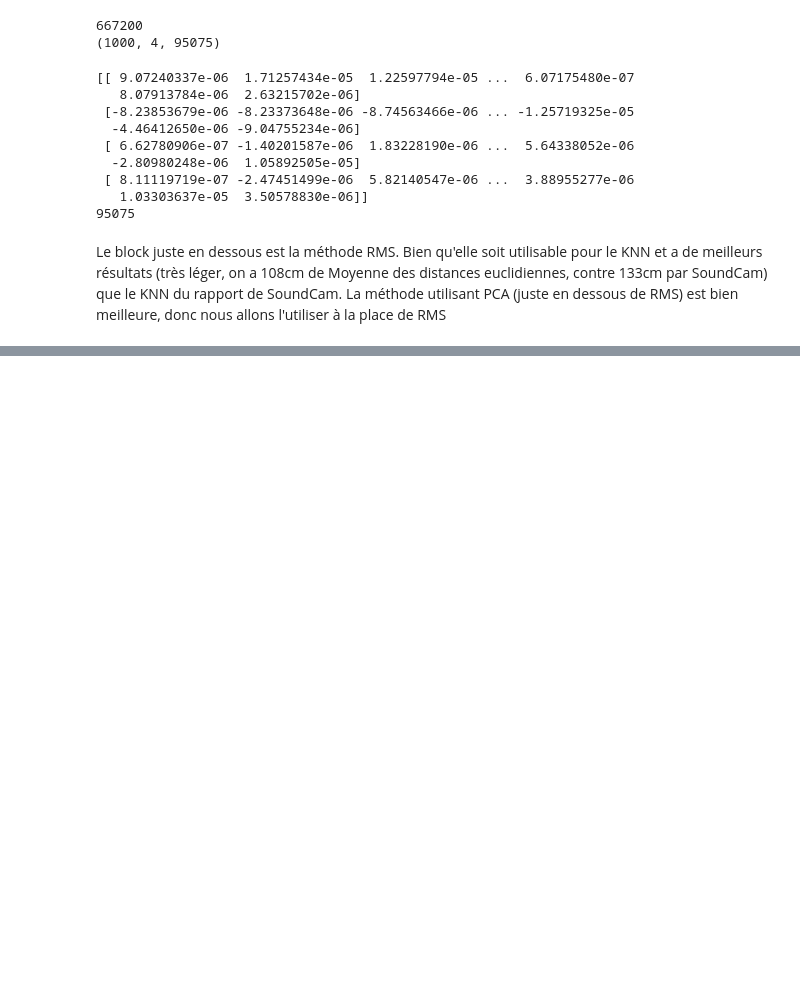
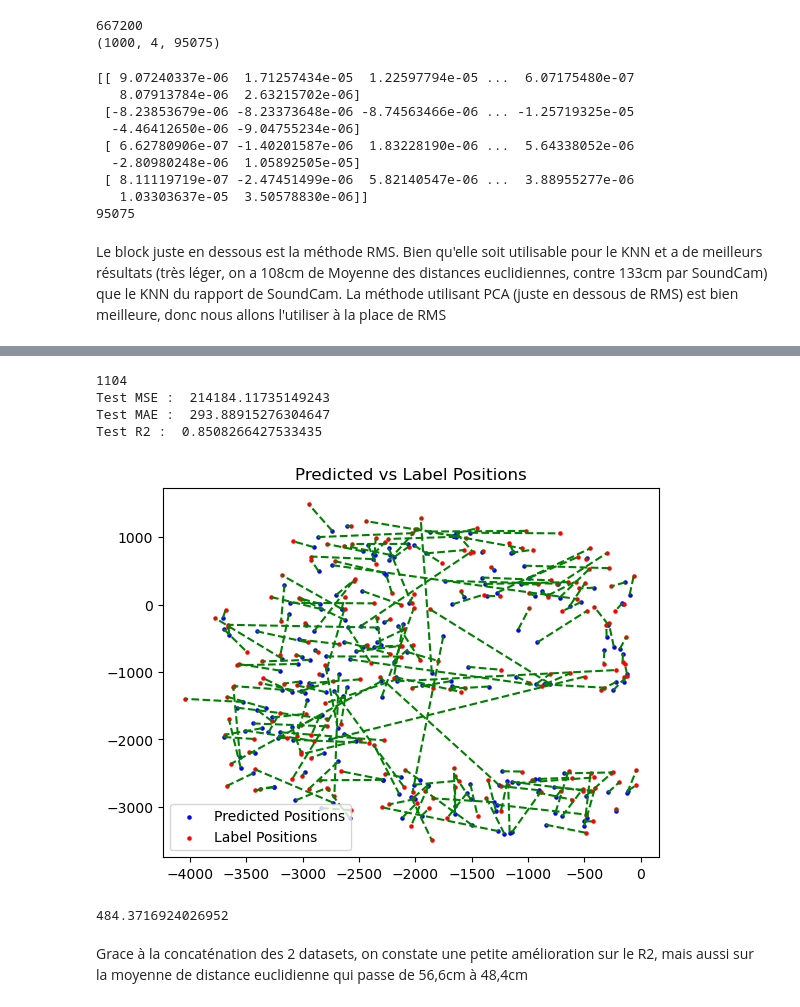
Before and after one commit to Alhuuin/ia_data_hack_acoustic, a Jupyter notebook: acoustic_knn.ipynb, the cells around one changed output, grey strips where cells are left out. Saved outputs shown, nothing was run; the diff lists cells and outputs as text; code cells hidden in the pictures; blank space fills up the shorter version.

```diff
--- a/acoustic_knn.ipynb
+++ b/acoustic_knn.ipynb
@@ -282,0 +338,46 @@ print(test_accuracy)
+# %%
+#On divise les données en données d'entrainement pour notre Knn
+#Et en donnée de test pour tester notre entrainement de Knn pour voir si il arrive bien à prédire
+#On prend 80% d'entrainement et 20% de test
+print(len(normalized_RMS2))
+X_train2, X_test2, y_train2, y_test2 = train_test_split(normalized_RMS2, human_position_true, test_size=0.2)
+#On initialise notre Knn en prenant en compte 2 voisins
+k2 = 2
+knn2 = KNeighborsRegressor(n_neighbors=k2, weights='distance')
+knn2.fit(X_train2, y_train2)
+#Avec notre Knn, on essaye de prédire la position de l'humain sur toutes les données de test
+#predicted_position = knn.predict(query_RMS)
+predicted_position2 = knn2.predict(X_test2)
+mse2 = mean_squared_error(y_test2, predicted_position2)
+mae2 = mean_absolute_error(y_test2, predicted_position2)
+r22 = r2_score(y_test2, predicted_position2)
+
+print("Test MSE : ", mse2)
+print("Test MAE : ", mae2)
+print("Test R2 : ", r22)
+
+#On montre un graph représentant la chambre, avec :
+# - En point bleu, les positions humaines que notre Knn à prédit
+# - En point rouge, les vraies positions des humains dans chaque test
+# - Les lignes vertes connectent la valeur prédite à son label
+plt.scatter(predicted_position2[:, 0], predicted_position2[:, 1], color='blue', label='Predicted Positions', s=5)
+plt.scatter(y_test2[:, 0], y_test2[:, 1], color='red', label='Label Positions', s=5)
+for i in range(len(predicted_position2)):
+    plt.plot([predicted_position2[i][0], y_test2[i][0]], [predicted_position2[i][1], y_test2[i][1]], color='green', linestyle='--')
+plt.title('Predicted vs Label Positions')
+plt.legend()
+plt.show()
+
+disst2 = euclidean_distance(y_test2, predicted_position2)
+mean_dist2 = np.mean(disst2)
+
+print(mean_dist2)
+# %% [output]
+1104
+Test MSE :  214184.11735149243
+Test MAE :  293.88915276304647
+Test R2 :  0.8508266427533435
+[figure, added]
+484.3716924026952
+# %% [markdown]
+Grace à la concaténation des 2 datasets, on constate une petite amélioration sur le R2, mais aussi sur la moyenne de distance euclidienne qui passe de 56,6cm à 48,4cm
```
Also changed, not shown: parts of 12 cells of this notebook.
